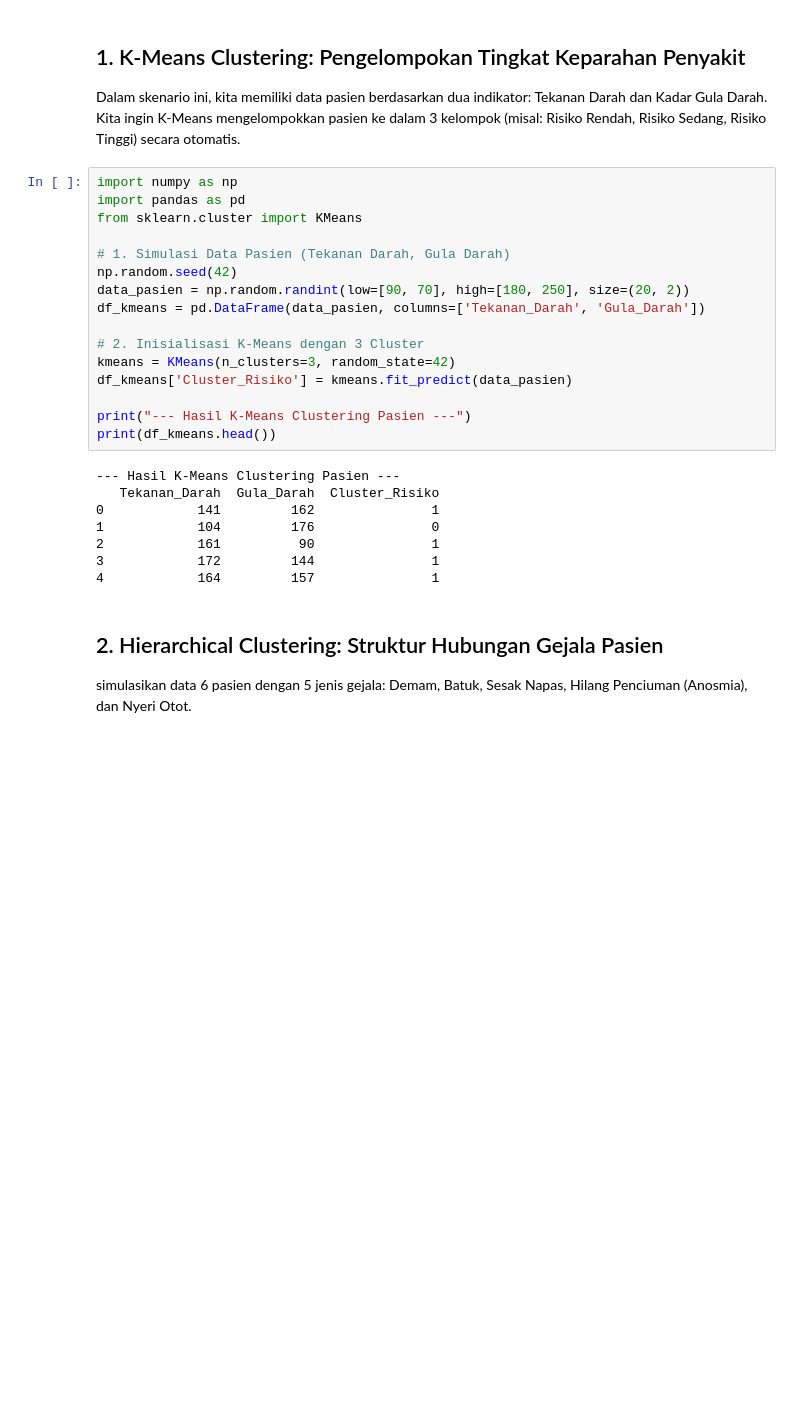
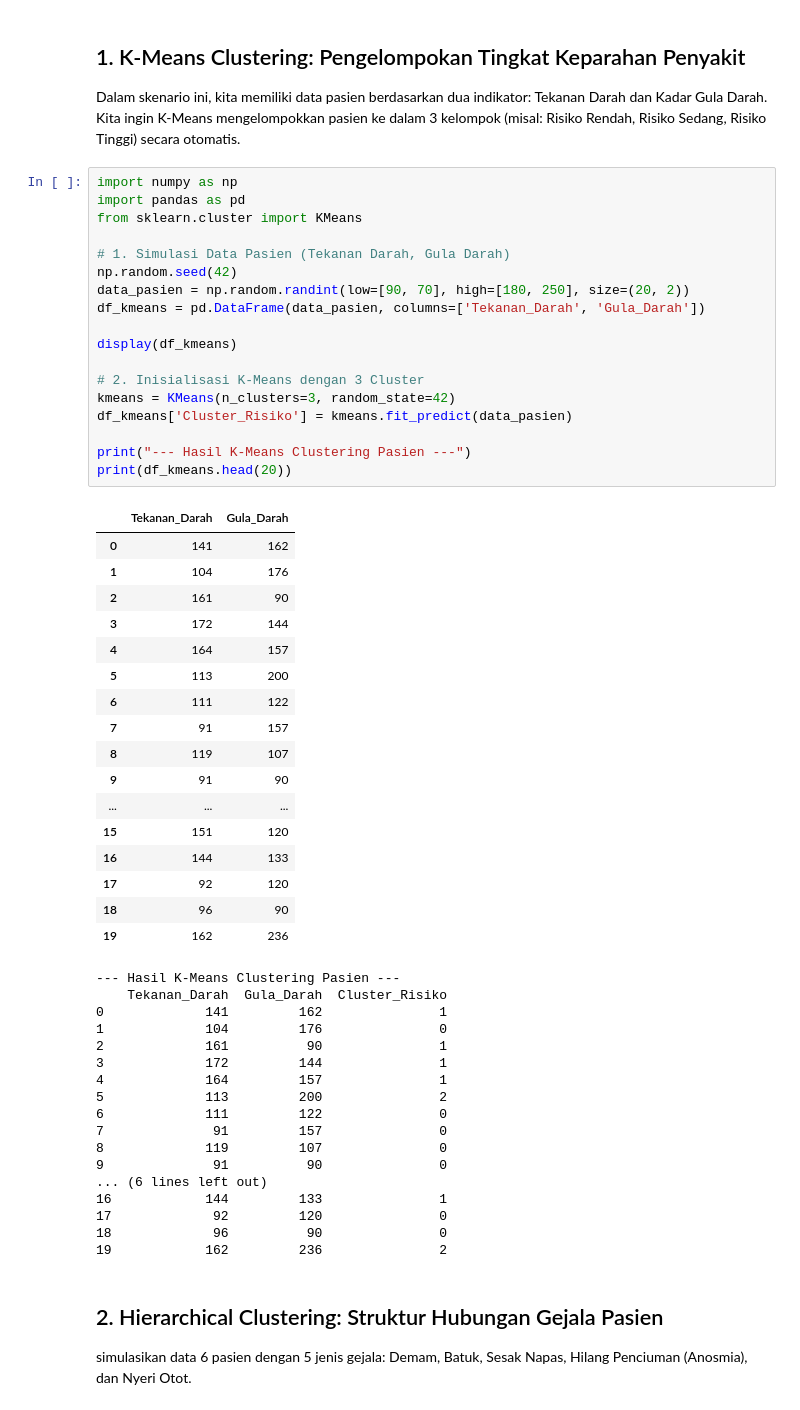
Before and after one commit to jbintarto-ai/ClassDatascience, a Jupyter notebook: MLUS.ipynb, the cells around one changed output. Saved outputs shown, nothing was run; the diff lists cells and outputs as text; blank space fills up the shorter version.

```diff
--- a/MLUS.ipynb
+++ b/MLUS.ipynb
@@ -7,27 +7,56 @@ Dalam skenario ini, kita memiliki data pasien berdasarkan dua indikator: Tekanan
 # %%
 import numpy as np
 import pandas as pd
 from sklearn.cluster import KMeans
 
 # 1. Simulasi Data Pasien (Tekanan Darah, Gula Darah)
 np.random.seed(42)
 data_pasien = np.random.randint(low=[90, 70], high=[180, 250], size=(20, 2))
 df_kmeans = pd.DataFrame(data_pasien, columns=['Tekanan_Darah', 'Gula_Darah'])
 
+display(df_kmeans)
+
 # 2. Inisialisasi K-Means dengan 3 Cluster
 kmeans = KMeans(n_clusters=3, random_state=42)
 df_kmeans['Cluster_Risiko'] = kmeans.fit_predict(data_pasien)
 
 print("--- Hasil K-Means Clustering Pasien ---")
-print(df_kmeans.head())
+print(df_kmeans.head(20))
 # %% [output]
+|  | Tekanan_Darah | Gula_Darah |
+| 0 | 141 | 162 |
+| 1 | 104 | 176 |
+| 2 | 161 | 90 |
+| 3 | 172 | 144 |
+| 4 | 164 | 157 |
+| 5 | 113 | 200 |
+| 6 | 111 | 122 |
+| 7 | 91 | 157 |
+| 8 | 119 | 107 |
+| 9 | 91 | 90 |
+| ... | ... | ... |
+| 15 | 151 | 120 |
+| 16 | 144 | 133 |
+| 17 | 92 | 120 |
+| 18 | 96 | 90 |
+| 19 | 162 | 236 |
 --- Hasil K-Means Clustering Pasien ---
-   Tekanan_Darah  Gula_Darah  Cluster_Risiko
-0            141         162               1
-1            104         176               0
-2            161          90               1
-3            172         144               1
-4            164         157               1
+    Tekanan_Darah  Gula_Darah  Cluster_Risiko
+0             141         162               1
+1             104         176               0
+2             161          90               1
+3             172         144               1
+4             164         157               1
+5             113         200               2
+6             111         122               0
+7              91         157               0
+8             119         107               0
+9              91          90               0
+... (6 lines left out)
+16            144         133               1
+17             92         120               0
+18             96          90               0
+19            162         236               2
 # %% [markdown]
 ## 2. Hierarchical Clustering: Struktur Hubungan Gejala Pasien
 simulasikan data 6 pasien dengan 5 jenis gejala: Demam, Batuk, Sesak Napas, Hilang Penciuman (Anosmia), dan Nyeri Otot.
```
Also changed, not shown: parts of 3 cells of this notebook, 1 other file.
